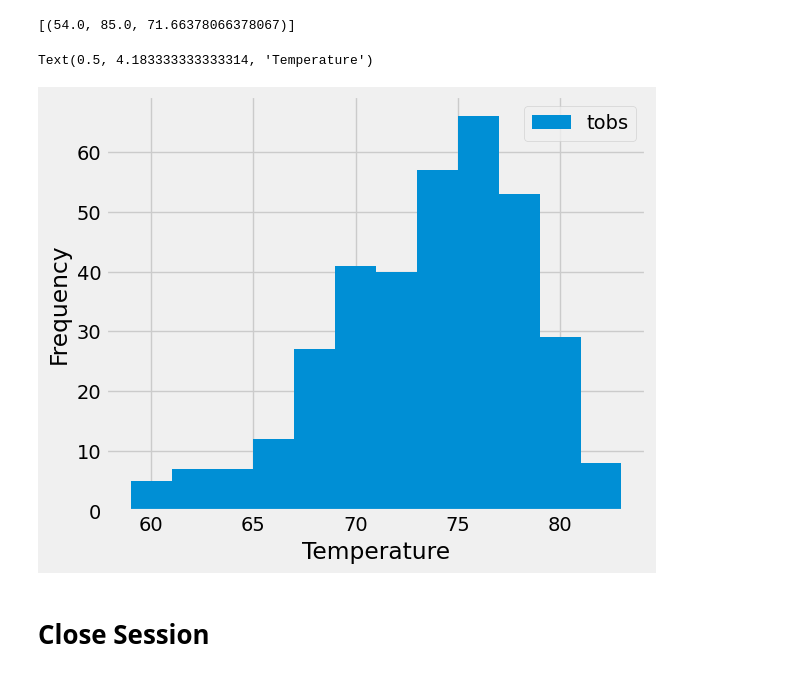
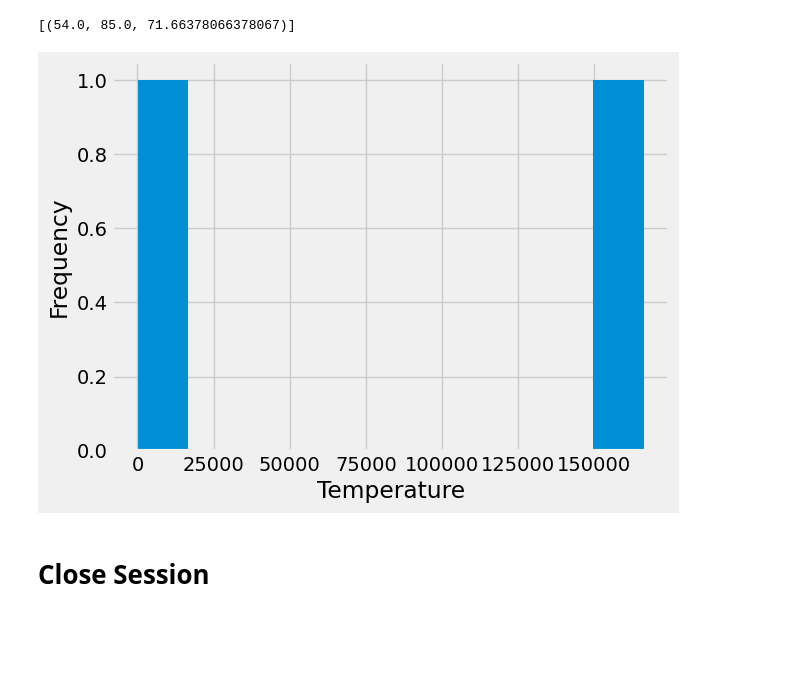
Before and after one commit to amc1119/sqlalchemy-challenge, a Jupyter notebook: climate_starter.ipynb, the cells around one changed output. Drawn from its saved outputs; the diff is of its cells as text; code cells hidden in the pictures; blank space fills up the shorter version.

```diff
--- a/climate_starter.ipynb
+++ b/climate_starter.ipynb
@@ -156,9 +146,18 @@ stations = session.query(Station.station).\
 # %%
 # Using the most active station id
 # Query the last 12 months of temperature observation data for this station and plot the results as a histogram
+temp_data_12_months = session.query(Measurement.tobs, func.sum(Measurement.tobs)).\
+    filter(Measurement.date <= '2017-08-23').\
+    filter(Measurement.date >= '2016-08-23').\
+    order_by(Measurement.date).all()
+# temp_data_12_months
+
+plt.hist(temp_data_12_months)
+plt.xlabel('Temperature')
+plt.ylabel('Frequency')
+plt.show()
 # %% [output]
-Text(0.5, 4.183333333333314, 'Temperature')
-[figure, old version]
+[figure, new version]
 # %% [markdown]
 # Close Session
 # %%
```
Also changed, not shown: parts of 8 cells of this notebook.
